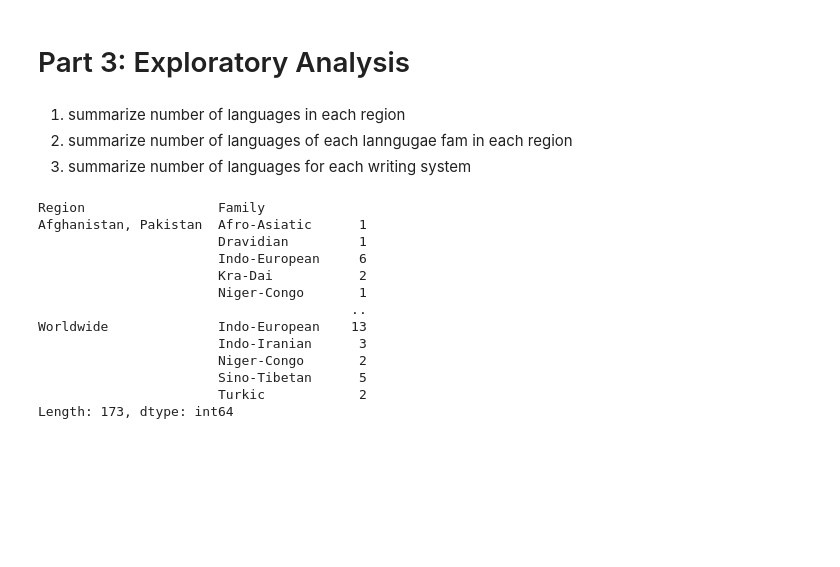
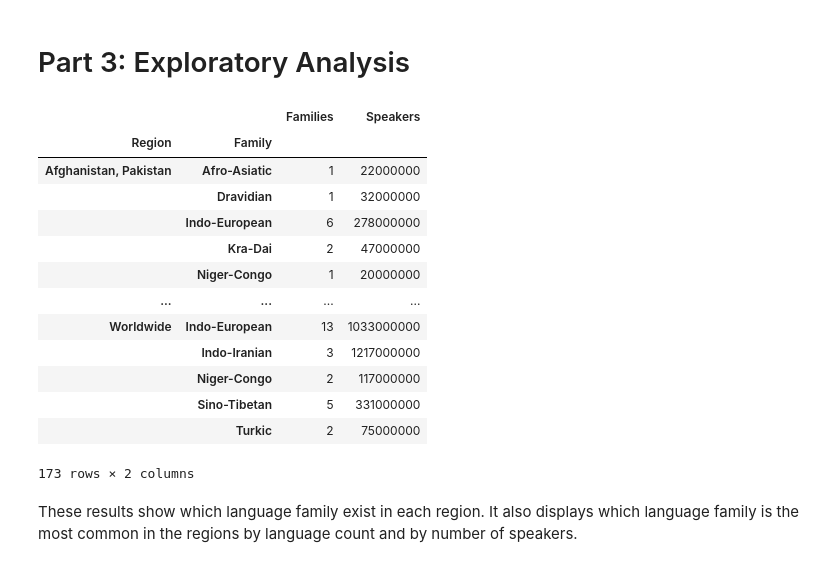
Before and after one commit to haleybriggssain/STA556-HW2, a Jupyter notebook: notebooks/homework2.ipynb, the cells around one changed output. Cells and saved outputs as stored; diff of their text form; code cells hidden in the pictures; blank space fills up the shorter version.

```diff
--- a/notebooks/homework2.ipynb
+++ b/notebooks/homework2.ipynb
@@ -101,26 +112,25 @@ avg_speakers(languages)
 np.float64(98402000.0)
 # %% [markdown]
 # Part 3: Exploratory Analysis
-# %% [markdown]
-1. summarize number of languages in each region
-2. summarize number of languages of each lanngugae fam in each region
-3. summarize number of languages for each writing system
 # %%
 # Question 1: How many languages of each language family are in each region?
 
-languages.groupby(["Region", "Family"]).size()
+languages.groupby(["Region", "Family"]).agg(Families=("Family", "size"), Speakers=("Speakers", "sum"))
 # %% [output]
+|  |  | Families | Speakers |
+| Region | Family |  |  |
+| Afghanistan, Pakistan | Afro-Asiatic | 1 | 22000000 |
+|  | Dravidian | 1 | 32000000 |
+|  | Indo-European | 6 | 278000000 |
+|  | Kra-Dai | 2 | 47000000 |
+|  | Niger-Congo | 1 | 20000000 |
+| ... | ... | ... | ... |
+| Worldwide | Indo-European | 13 | 1033000000 |
+|  | Indo-Iranian | 3 | 1217000000 |
+|  | Niger-Congo | 2 | 117000000 |
+|  | Sino-Tibetan | 5 | 331000000 |
+|  | Turkic | 2 | 75000000 |
-Region                 Family
-Afghanistan, Pakistan  Afro-Asiatic      1
-                       Dravidian         1
-                       Indo-European     6
-                       Kra-Dai           2
-                       Niger-Congo       1
-                                        ..
-Worldwide              Indo-European    13
-                       Indo-Iranian      3
-                       Niger-Congo       2
-                       Sino-Tibetan      5
-                       Turkic            2
-Length: 173, dtype: int64
+173 rows × 2 columns
+# %% [markdown]
+These results show which language family exist in each region. It also displays which language family is the most common in the regions by language count and by number of speakers.
 # %%
```
Also changed, not shown: parts of 9 cells of this notebook.
